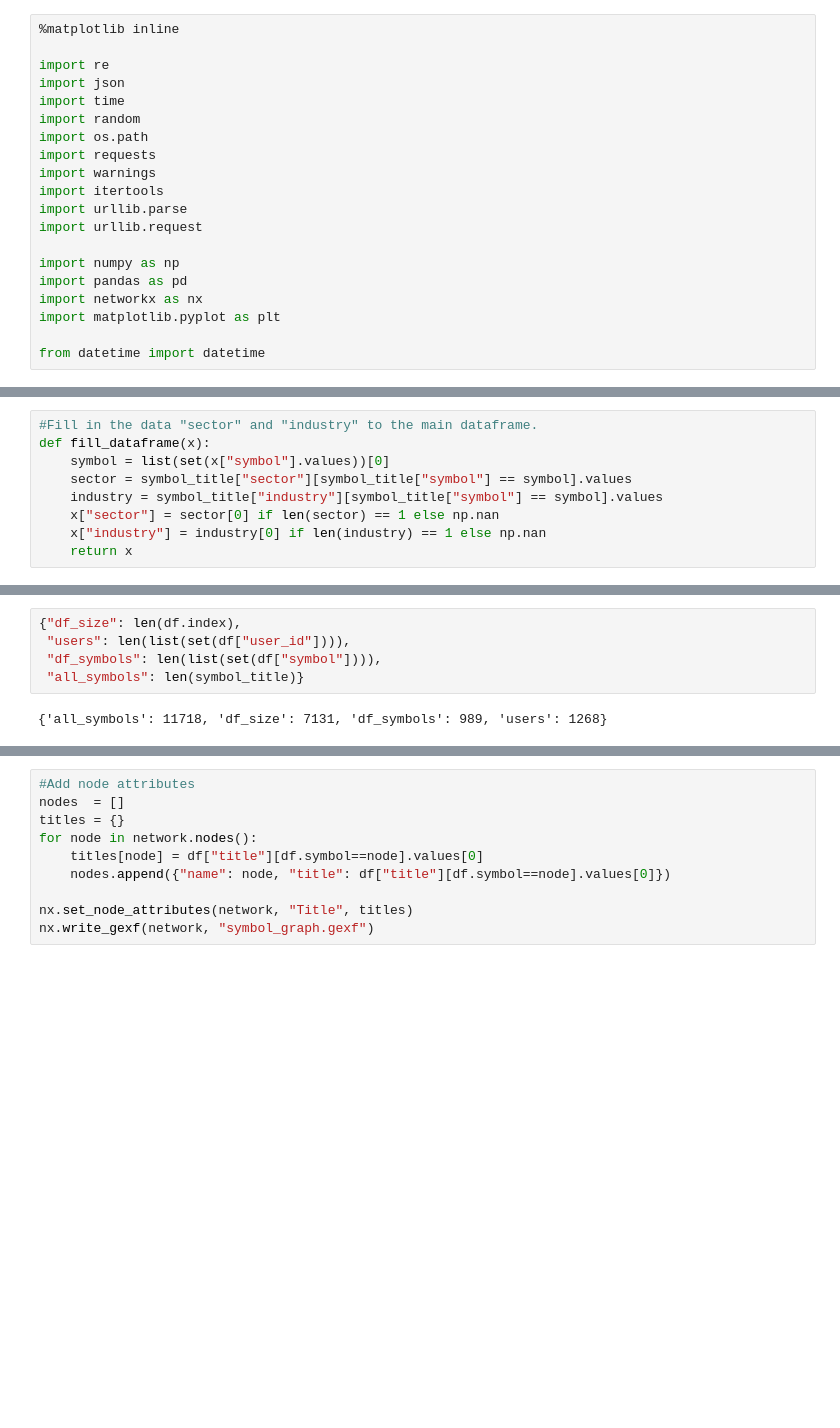
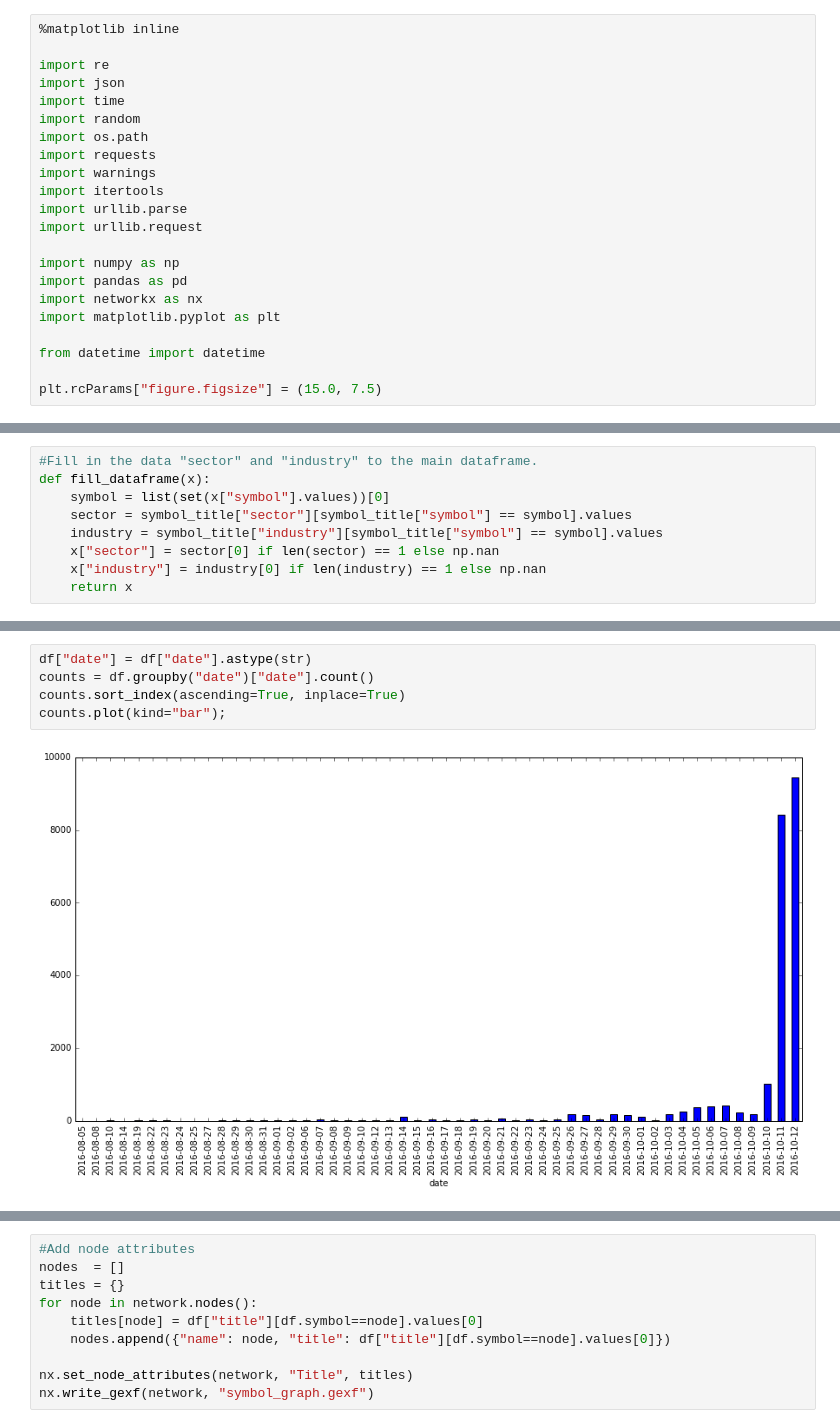
Before and after one commit to noelnamai/network-science, a Jupyter notebook: StockTwits.ipynb, the cells around one changed output, grey strips where cells are left out. Cells and saved outputs as stored; diff of their text form; blank space fills up the shorter version.

```diff
--- a/StockTwits.ipynb
+++ b/StockTwits.ipynb
@@ -18,6 +18,8 @@ import networkx as nx
 import matplotlib.pyplot as plt
 
 from datetime import datetime
+
+plt.rcParams["figure.figsize"] = (15.0, 7.5)
 # %%
 #Read in the symbol title dataframe
 symbol_title = pd.read_csv("symbol_title.csv", index_col=2, sep=",")
@@ -147,7 +149,7 @@ df[["date","name","symbol","time","title","tweet_id","user_id","user_name"]].hea
-# %%
-{"df_size": len(df.index),
- "users": len(list(set(df["user_id"]))),
- "df_symbols": len(list(set(df["symbol"]))),
- "all_symbols": len(symbol_title)}
-# %% [output]
-{'all_symbols': 11718, 'df_size': 7131, 'df_symbols': 989, 'users': 1268}
+# %%
+df["date"] = df["date"].astype(str)
+counts = df.groupby("date")["date"].count()
+counts.sort_index(ascending=True, inplace=True)
+counts.plot(kind="bar");
+# %% [output]
+[figure, added]
```
Also changed, not shown: parts of 9 cells of this notebook, 6 other files.
